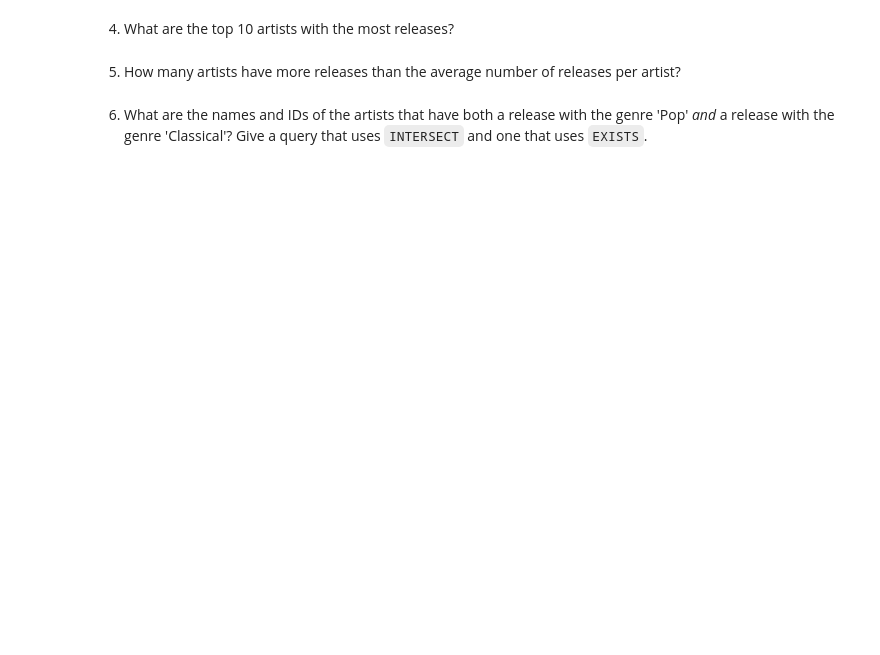
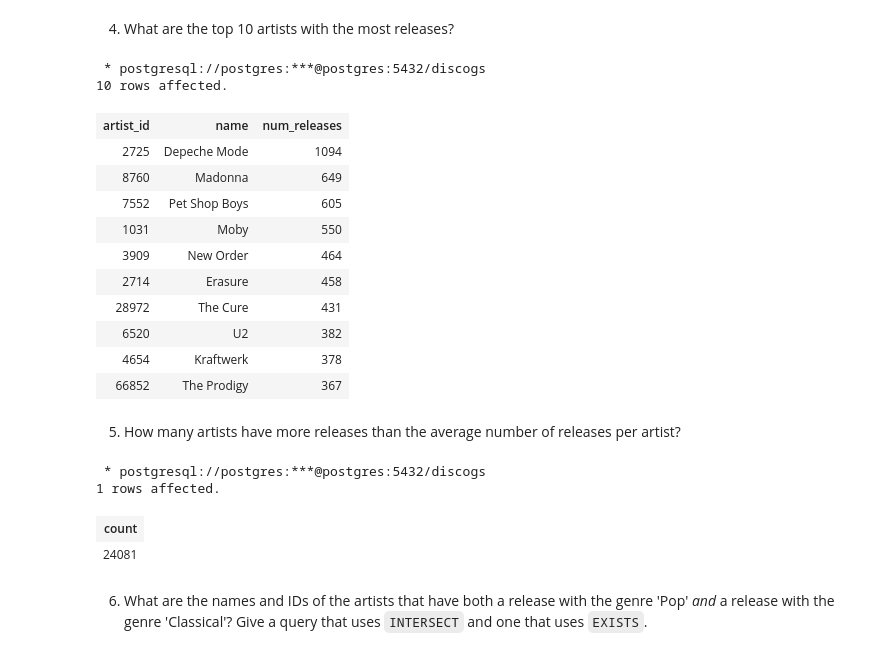
Before and after one commit to RumbleDB/bigdata-exercises, a Jupyter notebook: exercise01/Exercise01_SQL_Brush_Up.ipynb, the cells around one changed output. Saved outputs shown, nothing was run; the diff lists cells and outputs as text; code cells hidden in the pictures; blank space fills up the shorter version.

```diff
--- a/exercise01/Exercise01_SQL_Brush_Up.ipynb
+++ b/exercise01/Exercise01_SQL_Brush_Up.ipynb
@@ -92,2 +185,24 @@ Let us begin with several SQL queries to ease us back into the language.
+# %%
+%%sql
+SELECT artists.artist_id, artists.name, COUNT(*) AS num_releases
+FROM artists
+JOIN released_by ON artists.artist_id = released_by.artist_id
+GROUP BY artists.artist_id
+ORDER BY COUNT(*) DESC
+LIMIT 10;
+# %% [output]
+ * postgresql://postgres:***@postgres:5432/discogs
+10 rows affected.
+| artist_id | name | num_releases |
+| 2725 | Depeche Mode | 1094 |
+| 8760 | Madonna | 649 |
+| 7552 | Pet Shop Boys | 605 |
+| 1031 | Moby | 550 |
+| 3909 | New Order | 464 |
+| 2714 | Erasure | 458 |
+| 28972 | The Cure | 431 |
+| 6520 | U2 | 382 |
+| 4654 | Kraftwerk | 378 |
+| 66852 | The Prodigy | 367 |
 # %% [markdown]
 5. How many artists have more releases than the average number of releases per artist?
@@ -97,2 +209,23 @@ Let us begin with several SQL queries to ease us back into the language.
+# %%
+%%sql
+WITH release_cnts AS (
+    SELECT artists.name, COUNT(*) AS release_count
+    FROM artists
+    JOIN released_by ON artists.artist_id = released_by.artist_id
+    GROUP BY artists.artist_id
+),
+avg_release_cnt AS (
+    SELECT AVG(release_count)
+    FROM release_cnts
+)
+
+SELECT COUNT(*)
+FROM release_cnts
+WHERE release_count > (SELECT * FROM avg_release_cnt);
+# %% [output]
+ * postgresql://postgres:***@postgres:5432/discogs
+1 rows affected.
+| count |
+| 24081 |
 # %% [markdown]
 6. What are the names and IDs of the artists that have both a release with the genre 'Pop' *and* a release with the genre 'Classical'? Give a query that uses `INTERSECT` and one that uses `EXISTS`.
```
Also changed, not shown: parts of 17 cells of this notebook, 1 other file.
